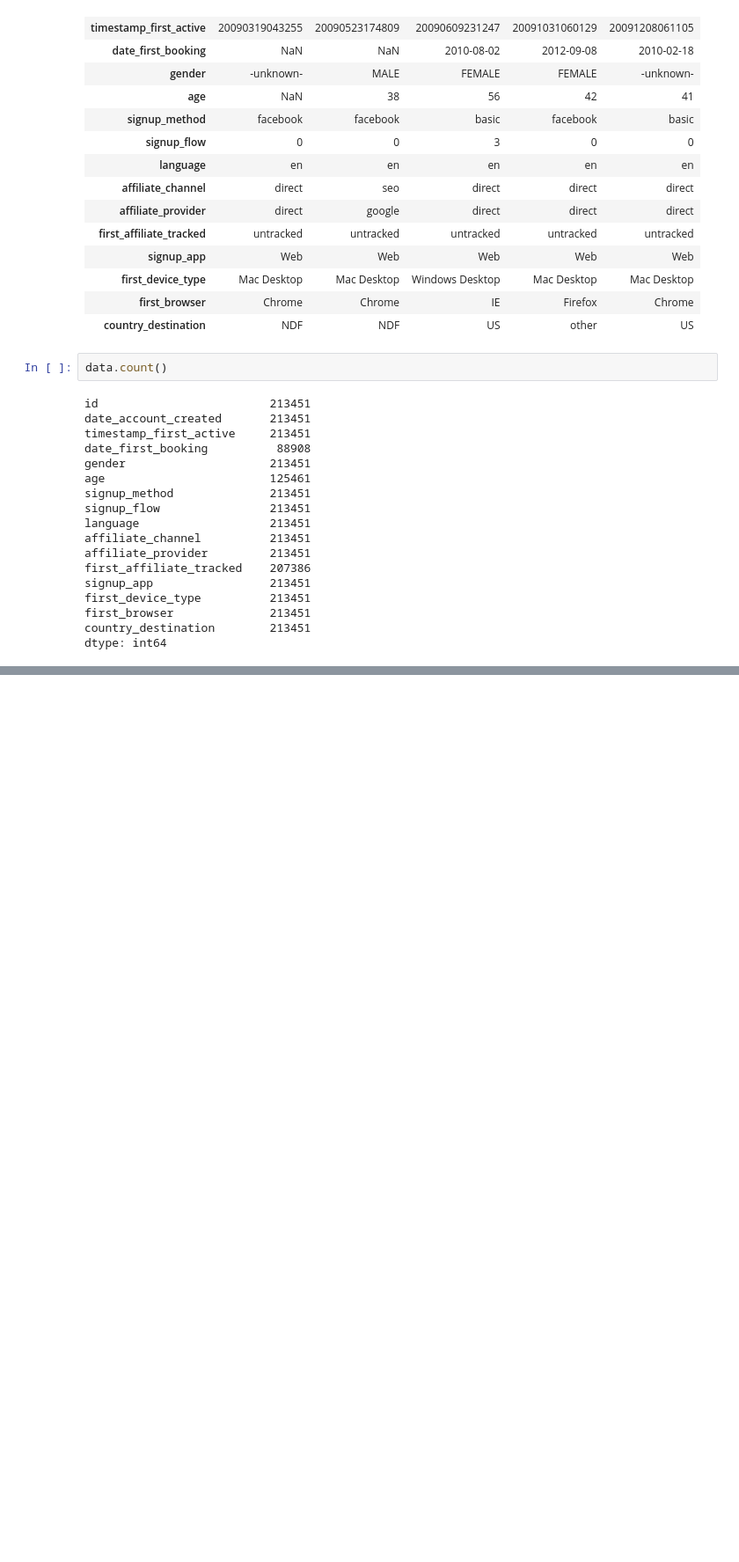
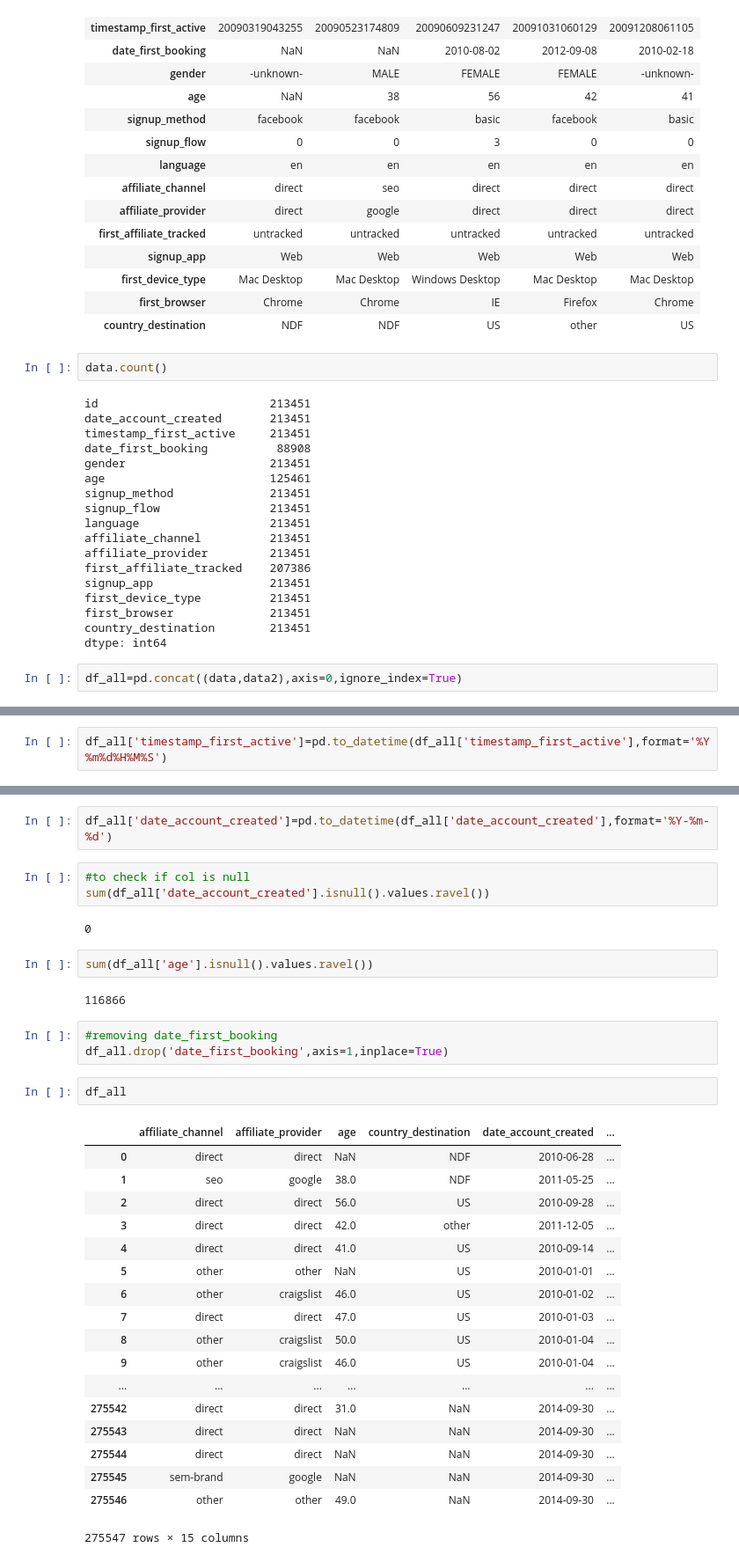
Before and after one commit to VijayalaxmiShettar/DMALab, a Jupyter notebook: Lab1_Traveler_Data_Preprocessing.ipynb, the cells around one changed output, grey strips where cells are left out. Shown: that part at 88% size. Drawn from its saved outputs; the diff is of its cells as text; blank space fills up the shorter version.

```diff
--- a/Lab1_Traveler_Data_Preprocessing.ipynb
+++ b/Lab1_Traveler_Data_Preprocessing.ipynb
@@ -67,3 +81,5 @@ first_device_type          213451
 first_browser              213451
 country_destination        213451
 dtype: int64
+# %%
+df_all=pd.concat((data,data2),axis=0,ignore_index=True)
@@ -69,0 +111,2 @@ dtype: int64
+# %%
+df_all['timestamp_first_active']=pd.to_datetime(df_all['timestamp_first_active'],format='%Y%m%d%H%M%S')
@@ -69,0 +122,35 @@ dtype: int64
+# %%
+df_all['date_account_created']=pd.to_datetime(df_all['date_account_created'],format='%Y-%m-%d')
+# %%
+#to check if col is null
+sum(df_all['date_account_created'].isnull().values.ravel())
+# %% [output]
+0
+# %%
+sum(df_all['age'].isnull().values.ravel())
+# %% [output]
+116866
+# %%
+#removing date_first_booking
+df_all.drop('date_first_booking',axis=1,inplace=True)
+# %%
+df_all
+# %% [output]
+|  | affiliate_channel | affiliate_provider | age | country_destination | date_account_created | ... |
+| 0 | direct | direct | NaN | NDF | 2010-06-28 | ... |
+| 1 | seo | google | 38.0 | NDF | 2011-05-25 | ... |
+| 2 | direct | direct | 56.0 | US | 2010-09-28 | ... |
+| 3 | direct | direct | 42.0 | other | 2011-12-05 | ... |
+| 4 | direct | direct | 41.0 | US | 2010-09-14 | ... |
+| 5 | other | other | NaN | US | 2010-01-01 | ... |
+| 6 | other | craigslist | 46.0 | US | 2010-01-02 | ... |
+| 7 | direct | direct | 47.0 | US | 2010-01-03 | ... |
+| 8 | other | craigslist | 50.0 | US | 2010-01-04 | ... |
+| 9 | other | craigslist | 46.0 | US | 2010-01-04 | ... |
+| ... | ... | ... | ... | ... | ... | ... |
+| 275542 | direct | direct | 31.0 | NaN | 2014-09-30 | ... |
+| 275543 | direct | direct | NaN | NaN | 2014-09-30 | ... |
+| 275544 | direct | direct | NaN | NaN | 2014-09-30 | ... |
+| 275545 | sem-brand | google | NaN | NaN | 2014-09-30 | ... |
+| 275546 | other | other | 49.0 | NaN | 2014-09-30 | ... |
+275547 rows × 15 columns
```
Also changed, not shown: parts of 8 cells of this notebook, 1 other file.
